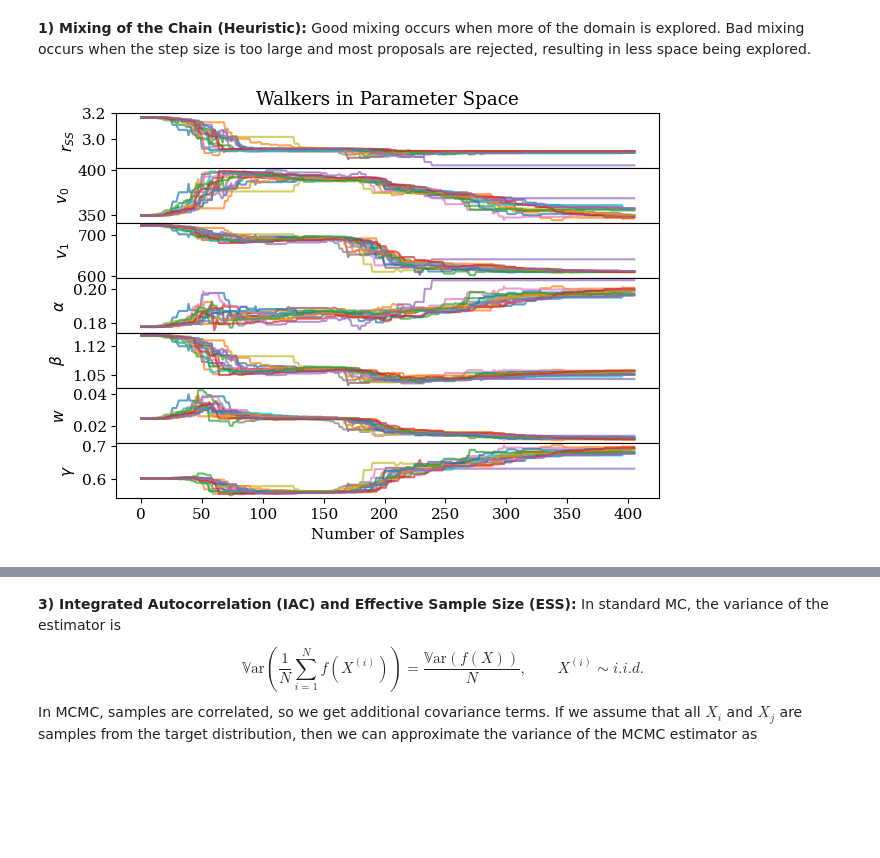
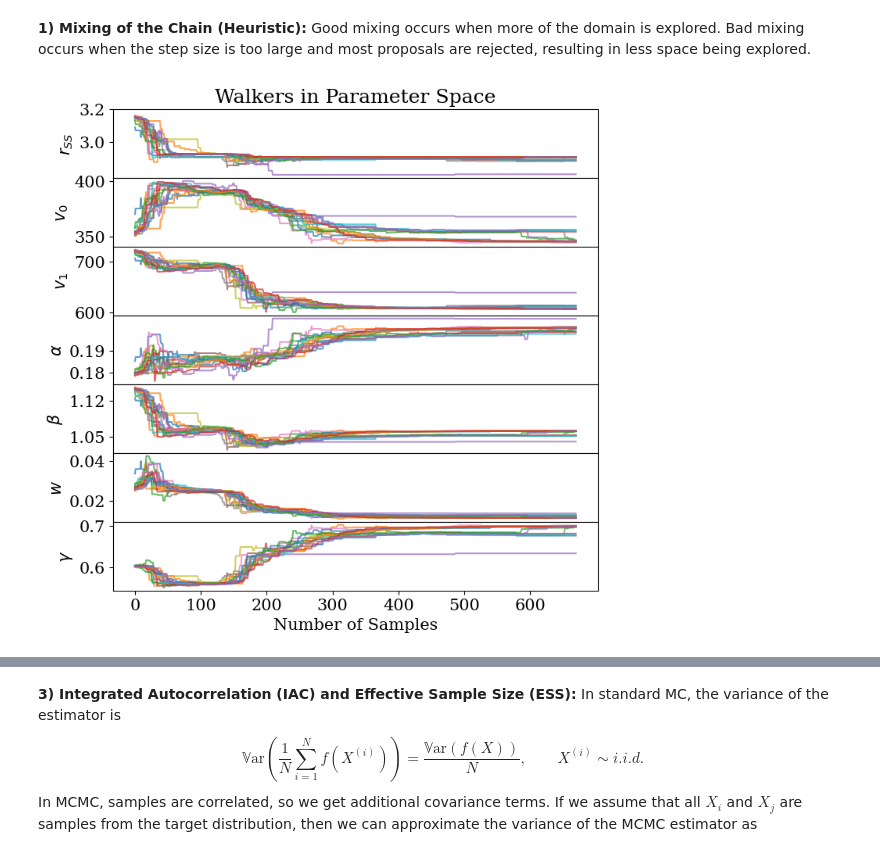
Before and after one commit to opaliss/Parameter_Estimation_Solar_Wind, a Jupyter notebook: MCMC_analysis.ipynb, the cells around one changed output, grey strips where cells are left out. Drawn from its saved outputs; the diff is of its cells as text; code cells hidden in the pictures; blank space fills up the shorter version.

```diff
--- a/MCMC_analysis.ipynb
+++ b/MCMC_analysis.ipynb
@@ -154,7 +154,7 @@ Here, we use a Python implemtation of the affine-invariant ensemble sampler for
 # %%
 reader = emcee.backends.HDFBackend("MCMC_results/test.h5")
 
-nburnin = 170
+nburnin =  200
 samples = reader.get_chain(flat=False, discard=nburnin)
 samples_flatten  = reader.get_chain(flat=True, discard=nburnin)
 log_prob_samples = reader.get_log_prob(flat=False, discard=nburnin)
@@ -169,0 +176,5 @@ flat log prob shape: (406, 15)
+# %%
+fig, ax = plt.subplots(figsize=(10, 2))
+_ = ax.plot(log_prob_samples)
+_ = ax.set_ylabel("Log-Likelihood")
+_ = ax.set_xlabel("Number of iterations")
@@ -205,23 +222,23 @@ for yi in range(n_dim):
 **1) Mixing of the Chain (Heuristic):**
 Good mixing occurs when more of the domain is explored. Bad mixing occurs when the step size is too large and most proposals are rejected, resulting in less space being explored.
 # %%
-fig, ax = plt.subplots(nrows=7,sharex=True, figsize=(7, 5))
+fig, ax = plt.subplots(nrows=7,sharex=True, figsize=(8, 8))
 for ii in range(7):
     ax[ii].plot(samples[:,:, ii], '-', alpha=0.7)
     ax[ii].set_ylabel(labels_list[ii])
     if ii!=5:
         ax[ii].set_xticks([])
 ax[-1].set_xlabel("Number of Samples")
 ax[0].set_yticks([3, 3.2])
 ax[1].set_yticks([350, 400])
 ax[2].set_yticks([600, 700])
-ax[3].set_yticks([0.18, 0.2])
+ax[3].set_yticks([0.18, 0.19])
 ax[4].set_yticks([1.05, 1.12])
 ax[5].set_yticks([0.02, 0.04])
 ax[6].set_yticks([0.6, 0.7])
 ax[0].set_title("Walkers in Parameter Space")
 fig.subplots_adjust(wspace=0, hspace=0)
-ax[-1].set_xticks(np.arange(0, len(samples[:,:, ii]), 50))
+ax[-1].set_xticks(np.arange(0, len(samples[:,:, ii]), 100))
 plt.savefig("figs/MCMC_chain.png", dpi=500)
 # %% [output]
-[figure, old version]
+[figure, new version]
```
Also changed, not shown: parts of 12 cells of this notebook, 10 other files.
